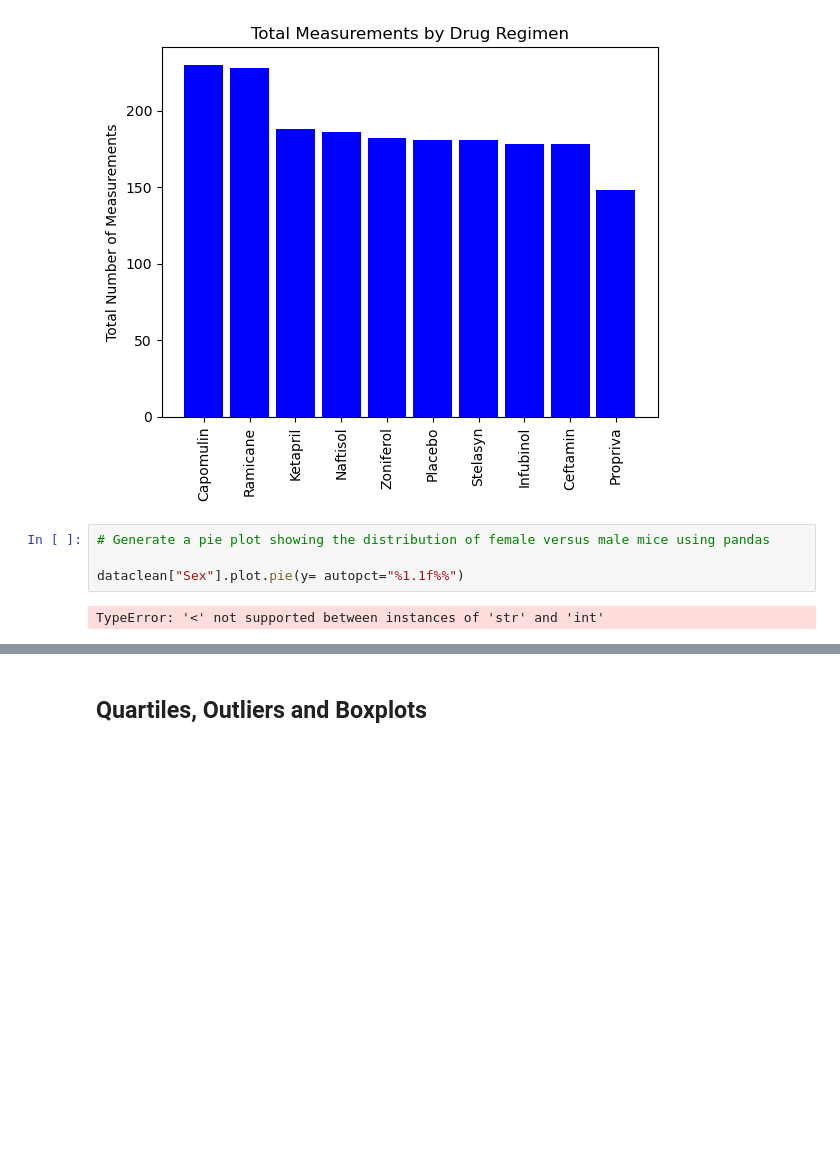
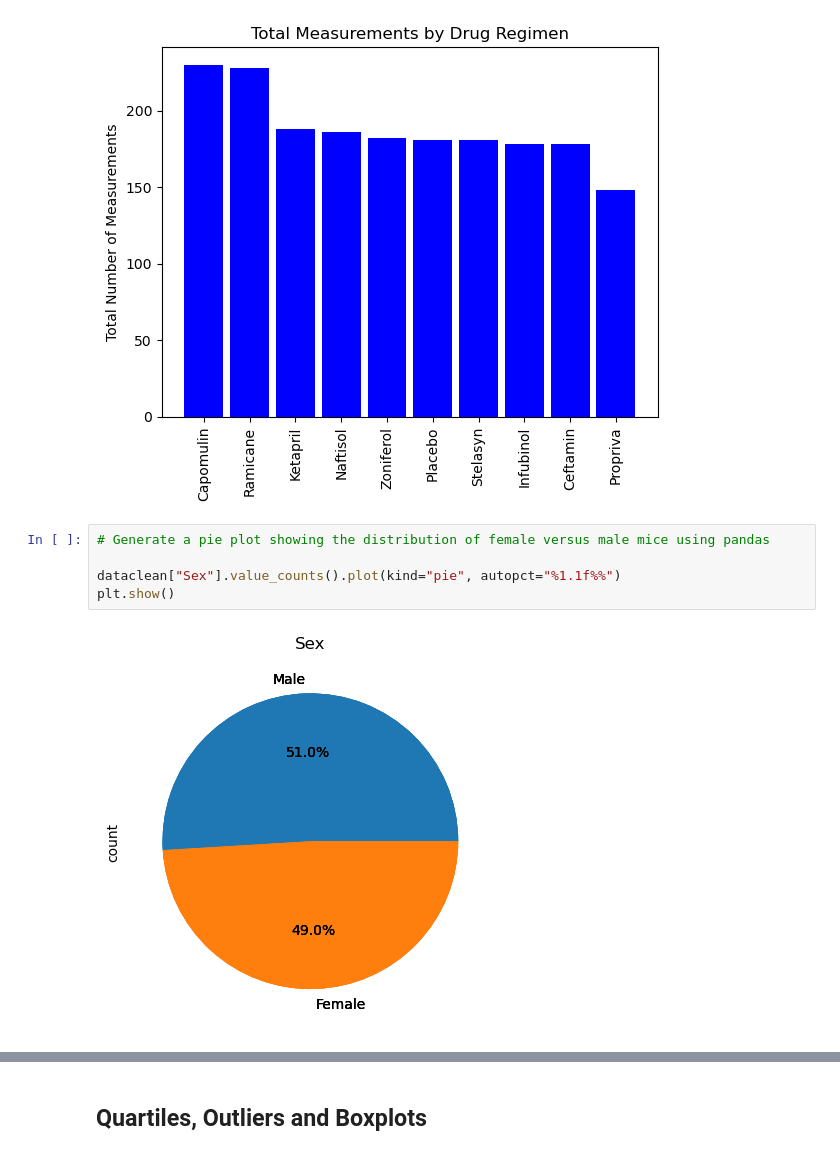
Before and after one commit to mccainjl/matplotlib-challenge, a Jupyter notebook: pymaceuticals_starter.ipynb, the cells around one changed output, grey strips where cells are left out. Drawn from its saved outputs; the diff is of its cells as text; blank space fills up the shorter version.

Commit message:
Plots finished

```diff
--- a/pymaceuticals_starter.ipynb
+++ b/pymaceuticals_starter.ipynb
@@ -156,9 +156,10 @@ plt.show()
 # %%
 # Generate a pie plot showing the distribution of female versus male mice using pandas
 
-dataclean["Sex"].plot.pie(y= autopct="%1.1f%%")
+dataclean["Sex"].value_counts().plot(kind="pie", autopct="%1.1f%%")
+plt.show()
 # %% [output]
-TypeError: '<' not supported between instances of 'str' and 'int'
+[figure, added]
 # %%
 # Generate a pie plot showing the distribution of female versus male mice using pyplot
 
```
Also changed, not shown: parts of 7 cells of this notebook.
